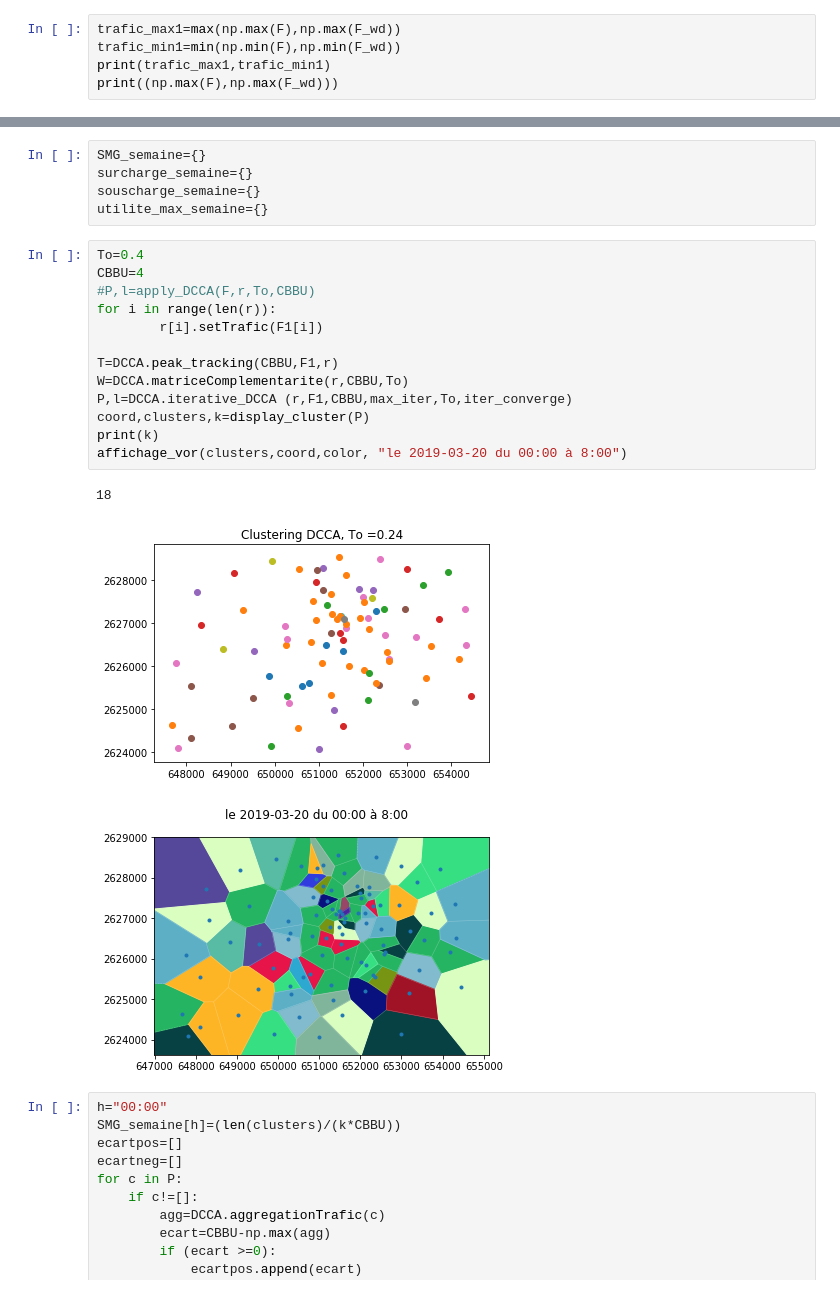
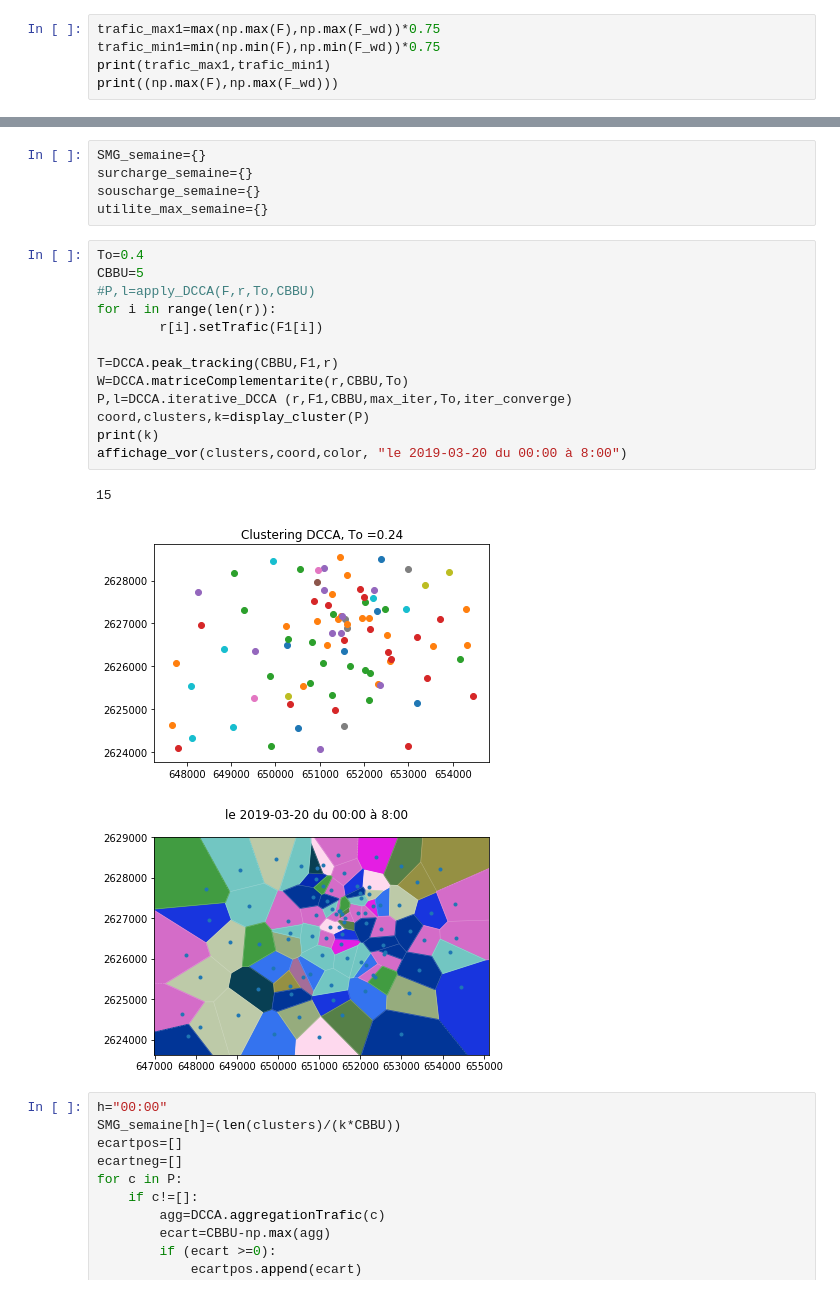
Before and after one commit to hanane-djeddal/PLDAC, a Jupyter notebook: Code/DCCA sur trafic_V3.ipynb, the cells around one changed output, grey strips where cells are left out. Cells and saved outputs as stored; diff of their text form.

```diff
--- a/Code/DCCA sur trafic_V3.ipynb
+++ b/Code/DCCA sur trafic_V3.ipynb
@@ -829,8 +829,8 @@ plt.show()
 # %%
 F_wd,Fup_wd,r_wd=generate_day_matrix("2019-05-19")
 # %%
-trafic_max1=max(np.max(F),np.max(F_wd))
-trafic_min1=min(np.min(F),np.min(F_wd))
+trafic_max1=max(np.max(F),np.max(F_wd))*0.75
+trafic_min1=min(np.min(F),np.min(F_wd))*0.75
 print(trafic_max1,trafic_min1)
 print((np.max(F),np.max(F_wd)))
 # %% [output]
@@ -884,21 +884,21 @@ souscharge_semaine={}
 utilite_max_semaine={}
 # %%
 To=0.4
-CBBU=4
+CBBU=5
 #P,l=apply_DCCA(F,r,To,CBBU)
 for i in range(len(r)):
         r[i].setTrafic(F1[i])
 
 T=DCCA.peak_tracking(CBBU,F1,r)
 W=DCCA.matriceComplementarite(r,CBBU,To)
 P,l=DCCA.iterative_DCCA (r,F1,CBBU,max_iter,To,iter_converge)
 coord,clusters,k=display_cluster(P)
 print(k)
 affichage_vor(clusters,coord,color, "le 2019-03-20 du 00:00 à 8:00")
 # %% [output]
-18
+15
-[figure, old version]
+[figure, new version]
-[figure, old version]
+[figure, new version]
 # %%
 h="00:00"
 SMG_semaine[h]=(len(clusters)/(k*CBBU))
```
Also changed, not shown: parts of 32 cells of this notebook, 31 other files.
